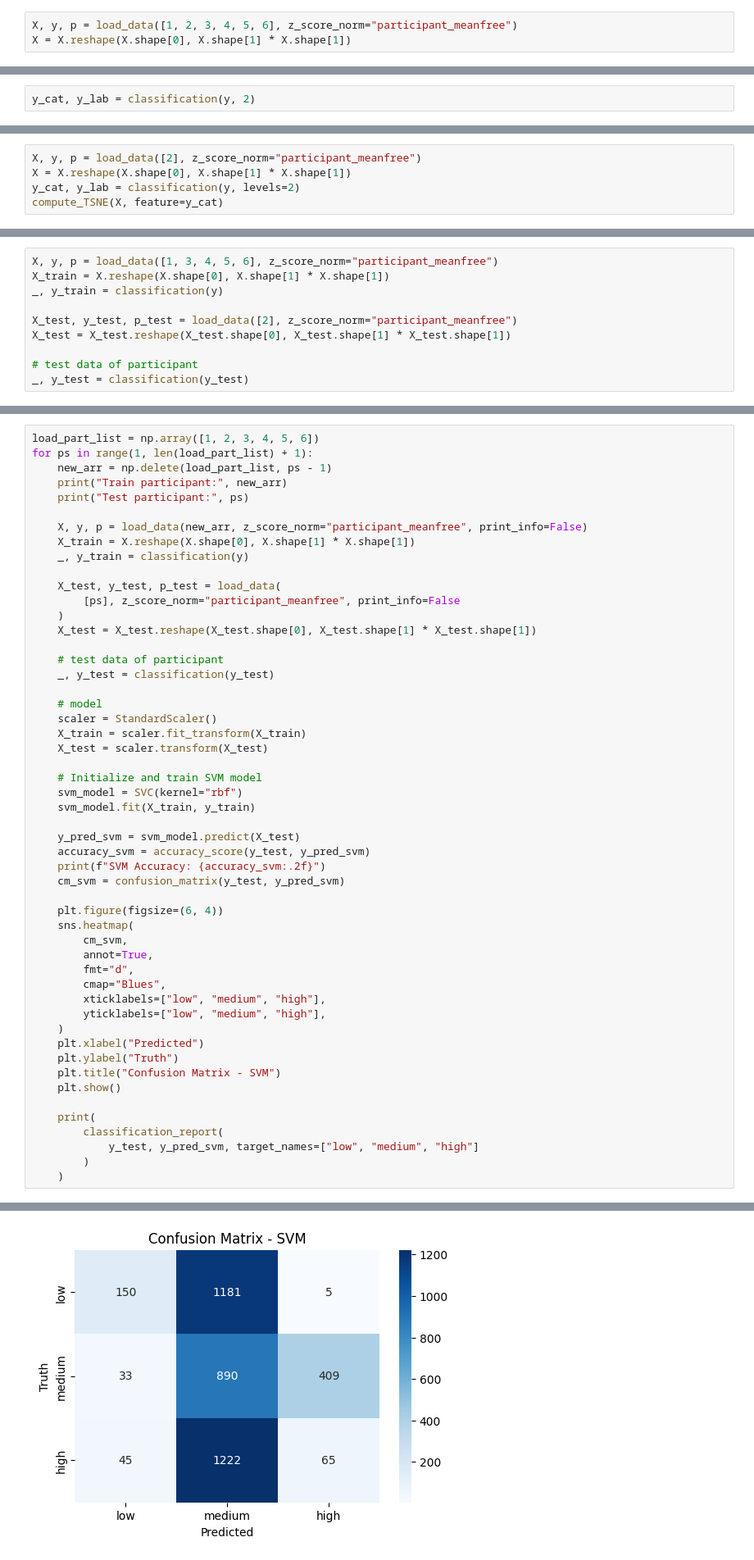
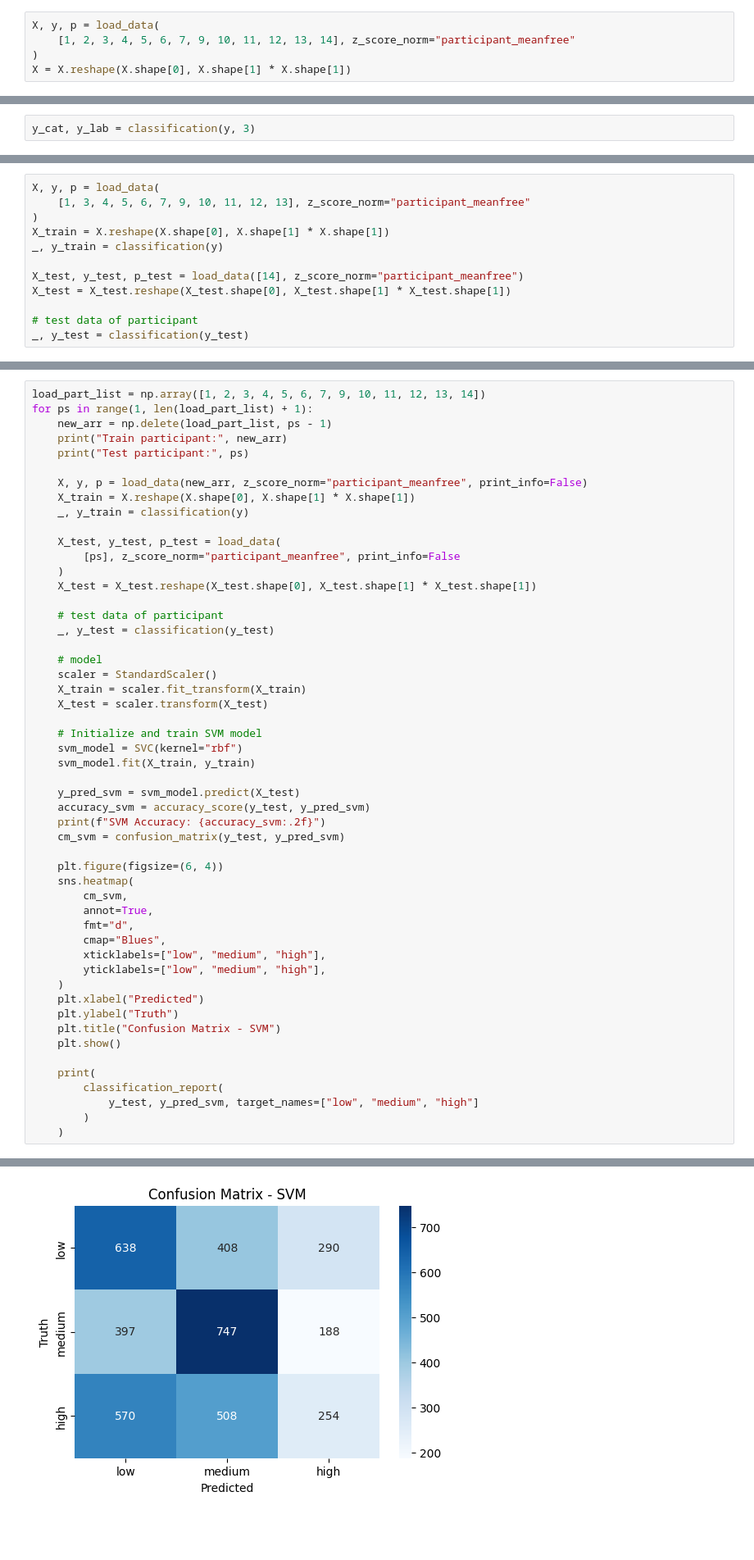
Before and after one commit to EITLabworks/Data-Driven-Force-Estimation-of-the-Thigh-Muscles-using-Electrical-Impedance-Measurements, a Jupyter notebook: classification.ipynb, the cells around one changed output, grey strips where cells are left out. Shown at 82% size. Cells and saved outputs as stored; diff of their text form; blank space fills up the shorter version.

```diff
--- a/classification.ipynb
+++ b/classification.ipynb
@@ -12,6 +12,8 @@ from sklearn.svm import SVC
 
 from tools import compute_PCA, compute_TSNE, load_data
 # %%
-X, y, p = load_data([1, 2, 3, 4, 5, 6], z_score_norm="participant_meanfree")
+X, y, p = load_data(
+    [1, 2, 3, 4, 5, 6, 7, 9, 10, 11, 12, 13, 14], z_score_norm="participant_meanfree"
+)
 X = X.reshape(X.shape[0], X.shape[1] * X.shape[1])
 # %% [output]
@@ -98,5 +108,5 @@ def classification(y, levels=3, prints: bool = True):
             )
     return categories, labels
 # %%
-y_cat, y_lab = classification(y, 2)
+y_cat, y_lab = classification(y, 3)
 # %% [output]
@@ -104,5 +113,0 @@ low: 1062 high: 1062
-# %%
-X, y, p = load_data([2], z_score_norm="participant_meanfree")
-X = X.reshape(X.shape[0], X.shape[1] * X.shape[1])
-y_cat, y_lab = classification(y, levels=2)
-compute_TSNE(X, feature=y_cat)
@@ -214,11 +213,13 @@ weighted avg       0.98      0.98      0.98      5162
 # %% [markdown]
 ### Test with unknown participant
 # %%
-X, y, p = load_data([1, 3, 4, 5, 6], z_score_norm="participant_meanfree")
+X, y, p = load_data(
+    [1, 3, 4, 5, 6, 7, 9, 10, 11, 12, 13], z_score_norm="participant_meanfree"
+)
 X_train = X.reshape(X.shape[0], X.shape[1] * X.shape[1])
 _, y_train = classification(y)
 
-X_test, y_test, p_test = load_data([2], z_score_norm="participant_meanfree")
+X_test, y_test, p_test = load_data([14], z_score_norm="participant_meanfree")
 X_test = X_test.reshape(X_test.shape[0], X_test.shape[1] * X_test.shape[1])
 
 # test data of participant
@@ -280,7 +270,7 @@ weighted avg       0.31      0.32      0.31      4000
 # %% [markdown]
 ### Test with unknown participant - crossvadidation
 # %%
-load_part_list = np.array([1, 2, 3, 4, 5, 6])
+load_part_list = np.array([1, 2, 3, 4, 5, 6, 7, 9, 10, 11, 12, 13, 14])
 for ps in range(1, len(load_part_list) + 1):
     new_arr = np.delete(load_part_list, ps - 1)
     print("Train participant:", new_arr)
@@ -356,3 +346,3 @@ SVM Accuracy: 0.28
-[figure, old version]
+[figure, new version]
               precision    recall  f1-score   support
 
```
Also changed, not shown: parts of 13 cells of this notebook, 1 other file.
